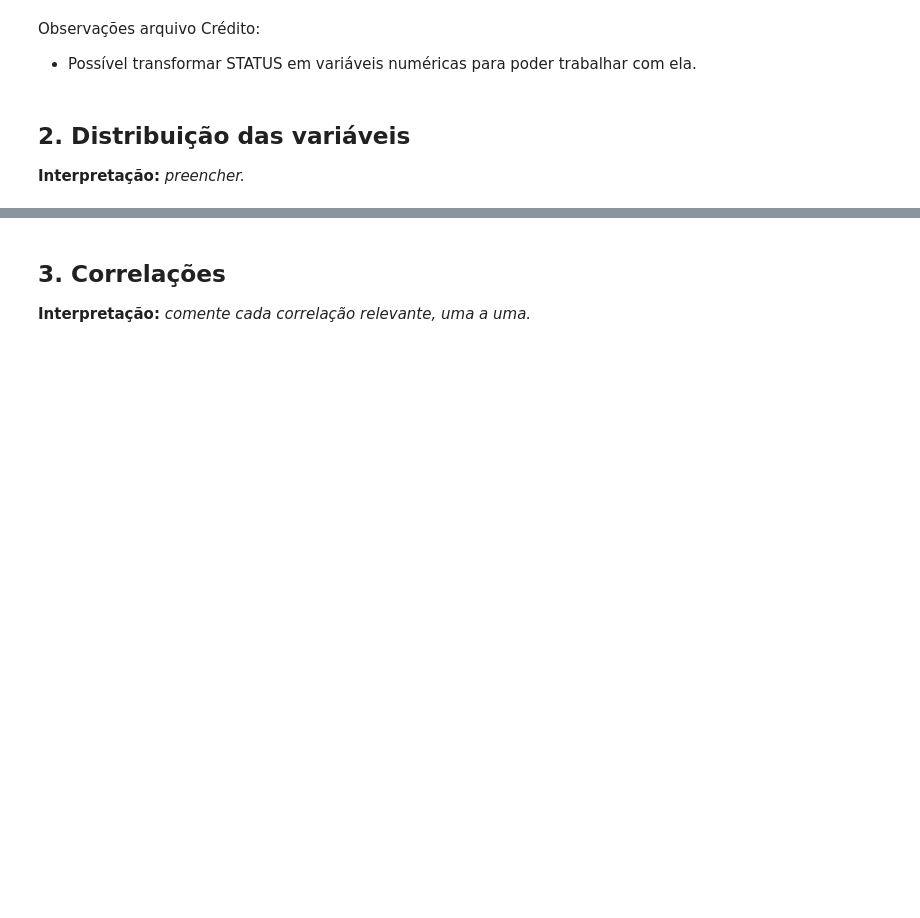
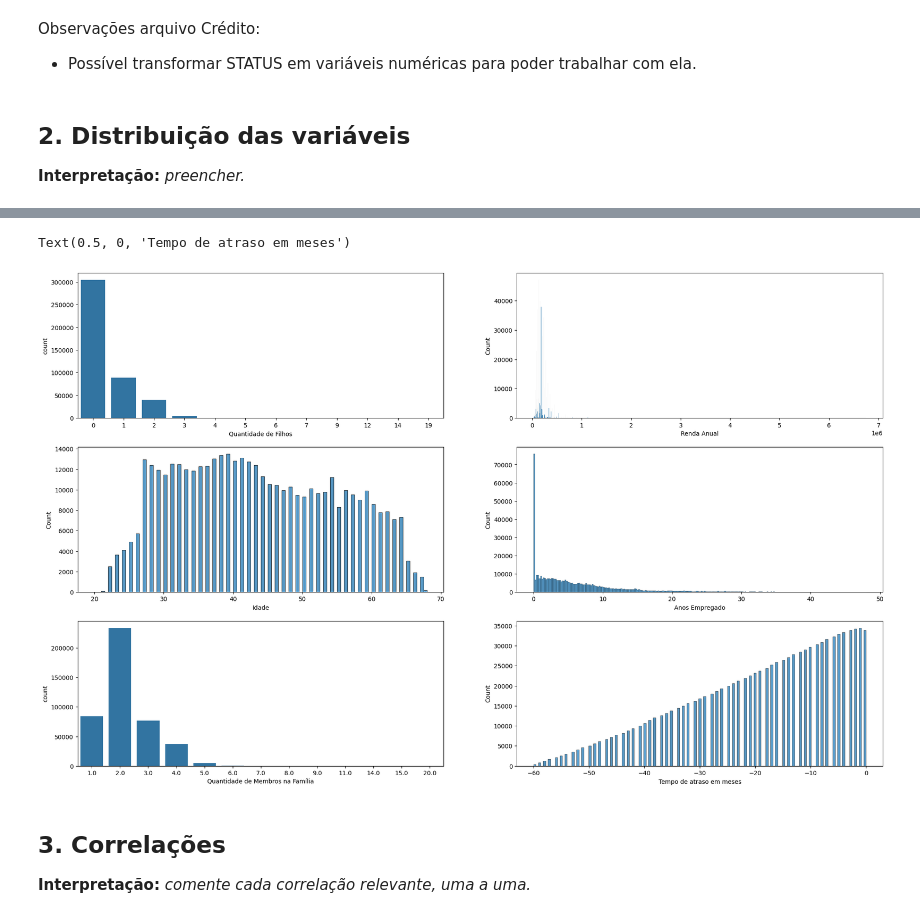
Before and after one commit to camilavbr/Tech_Challenge_Fase2_rm377839, a Jupyter notebook: notebooks/01_eda.ipynb, the cells around one changed output, grey strips where cells are left out. Drawn from its saved outputs; the diff is of its cells as text; code cells hidden in the pictures; blank space fills up the shorter version.

```diff
--- a/notebooks/01_eda.ipynb
+++ b/notebooks/01_eda.ipynb
@@ -179,3 +286,38 @@ Observações arquivo Crédito:
+# %%
+plt.figure(figsize=(24,20))
+
+plt.subplot(4,2,1)
+fig = sns.countplot(data=df_perfil, x='CNT_CHILDREN')
+fig.set_title("")
+fig.set_xlabel("Quantidade de Filhos")
+
+plt.subplot(4,2,2)
+fig = sns.histplot(data=df_perfil, x="AMT_INCOME_TOTAL")
+fig.set_title("")
+fig.set_xlabel("Renda Anual")
+
+plt.subplot(4,2,3)
+fig = sns.histplot(data=df_perfil, x="IDADE")
+fig.set_title("")
+fig.set_xlabel("Idade")
+
+plt.subplot(4,2,4)
+fig = sns.histplot(data=df_perfil, x="ANOS_EMPREGADO")
+fig.set_title("")
+fig.set_xlabel("Anos Empregado")
+
+plt.subplot(4,2,5)
+fig = sns.countplot(data=df_perfil, x="CNT_FAM_MEMBERS")
+fig.set_title("")
+fig.set_xlabel("Quantidade de Membros na Família")
+
+plt.subplot(4,2,6)
+fig = sns.histplot(data=df_credito, x="MONTHS_BALANCE")
+fig.set_title("")
+fig.set_xlabel("Tempo de atraso em meses")
+# %% [output]
+Text(0.5, 0, 'Tempo de atraso em meses')
+[figure, added]
 # %% [markdown]
 ## 3. Correlações
 
```
Also changed, not shown: parts of 14 cells of this notebook.
